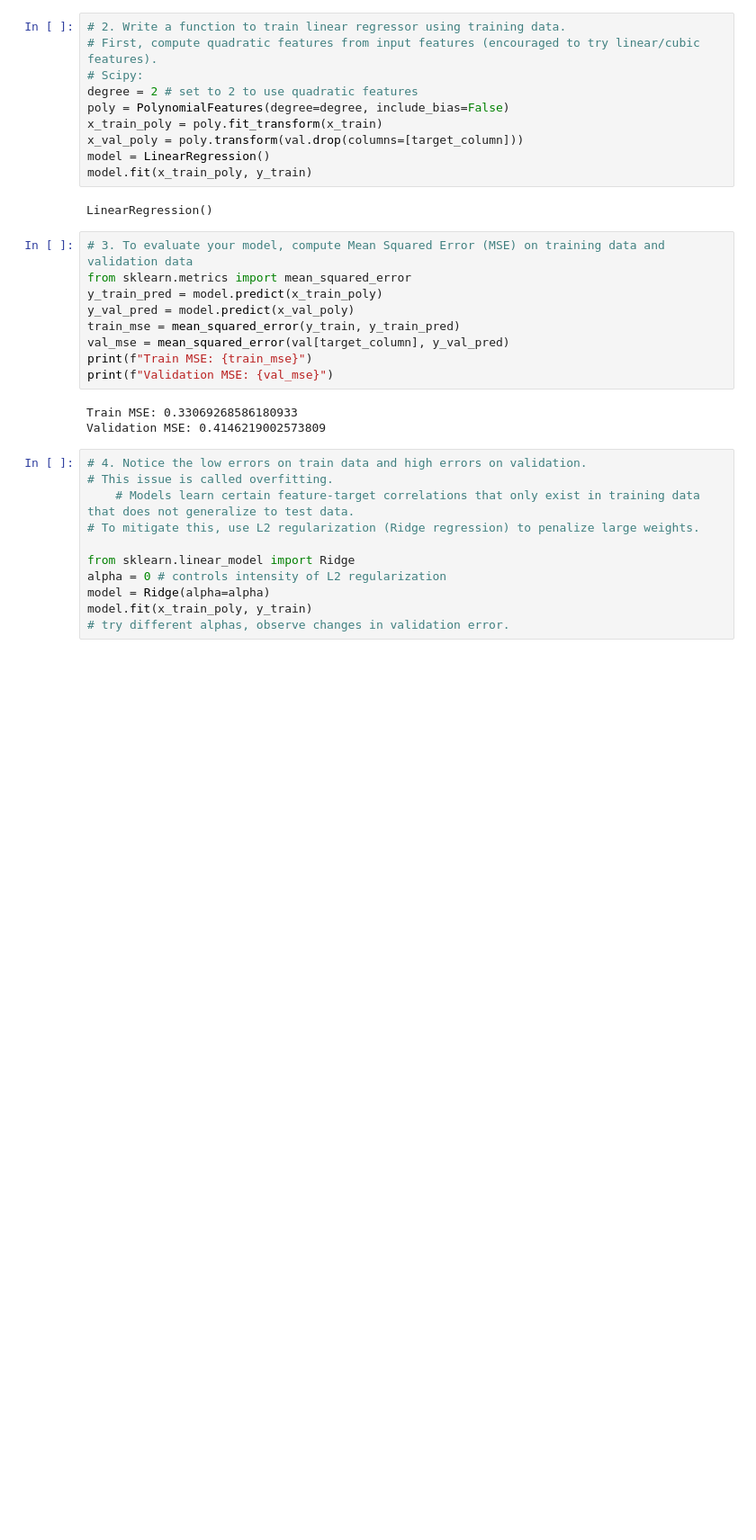
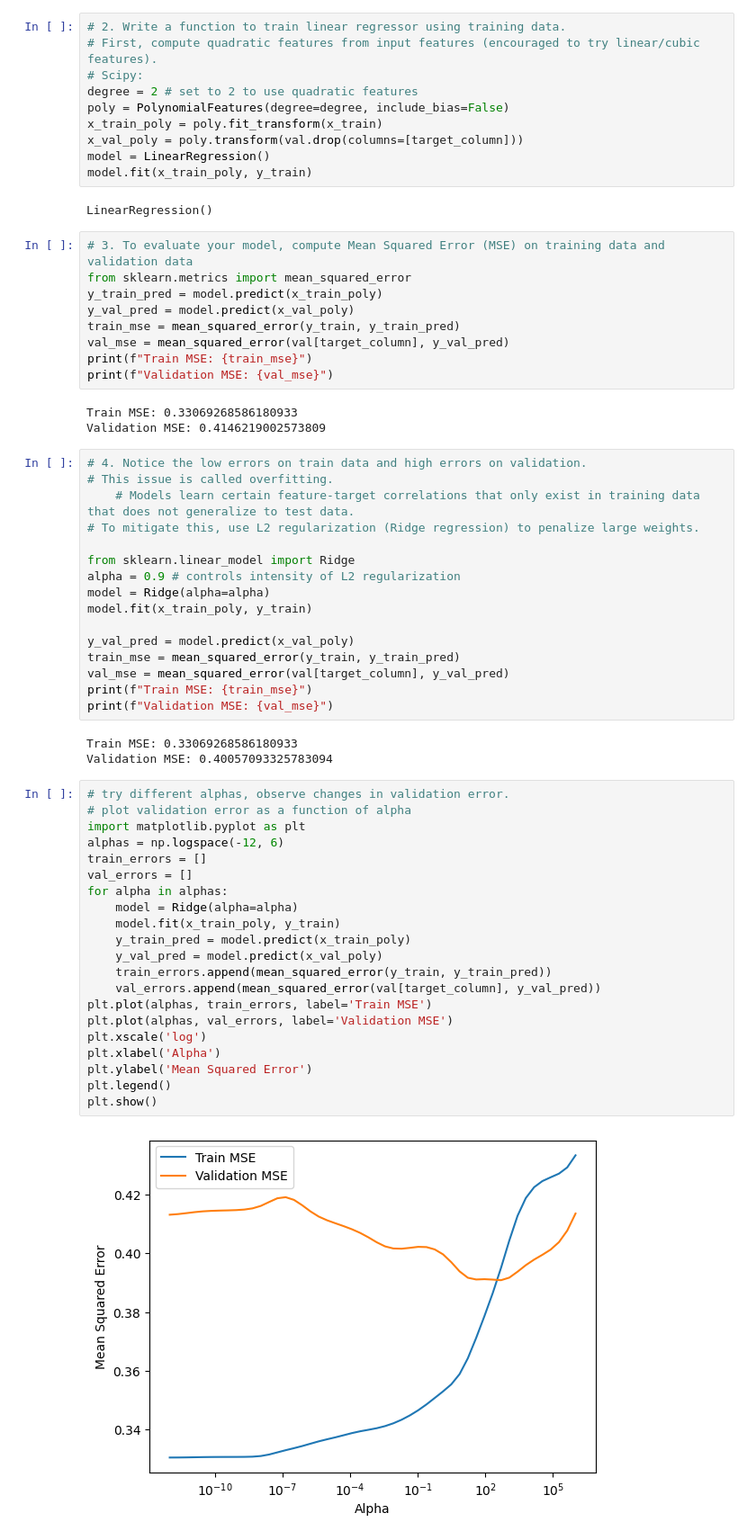
Before and after one commit to kilpy/Machine-Learning-6220, a Jupyter notebook: HW1/Q7/wines.ipynb, the cells around one changed output. Shown at 90% size. Cells and saved outputs as stored; diff of their text form; blank space fills up the shorter version.

```diff
--- a/HW1/Q7/wines.ipynb
+++ b/HW1/Q7/wines.ipynb
@@ -69,8 +69,39 @@ Validation MSE: 0.4146219002573809
 # To mitigate this, use L2 regularization (Ridge regression) to penalize large weights.
 
 from sklearn.linear_model import Ridge
-alpha = 0 # controls intensity of L2 regularization
+alpha = 0.9 # controls intensity of L2 regularization
 model = Ridge(alpha=alpha)
 model.fit(x_train_poly, y_train)
-# try different alphas, observe changes in validation error.
+
+y_val_pred = model.predict(x_val_poly)
+train_mse = mean_squared_error(y_train, y_train_pred)
+val_mse = mean_squared_error(val[target_column], y_val_pred)
+print(f"Train MSE: {train_mse}")
+print(f"Validation MSE: {val_mse}")
+# %% [output]
+Train MSE: 0.33069268586180933
+Validation MSE: 0.40057093325783094
+# %%
+# try different alphas, observe changes in validation error.
+# plot validation error as a function of alpha
+import matplotlib.pyplot as plt
+alphas = np.logspace(-12, 6)
+train_errors = []
+val_errors = []
+for alpha in alphas:
+    model = Ridge(alpha=alpha)
+    model.fit(x_train_poly, y_train)
+    y_train_pred = model.predict(x_train_poly)
+    y_val_pred = model.predict(x_val_poly)
+    train_errors.append(mean_squared_error(y_train, y_train_pred))
+    val_errors.append(mean_squared_error(val[target_column], y_val_pred))
+plt.plot(alphas, train_errors, label='Train MSE')
+plt.plot(alphas, val_errors, label='Validation MSE')
+plt.xscale('log')
+plt.xlabel('Alpha')
+plt.ylabel('Mean Squared Error')
+plt.legend()
+plt.show()
+# %% [output]
+[figure, added]
 # %%
```
Also changed, not shown: parts of 4 cells of this notebook, 1 other file.
